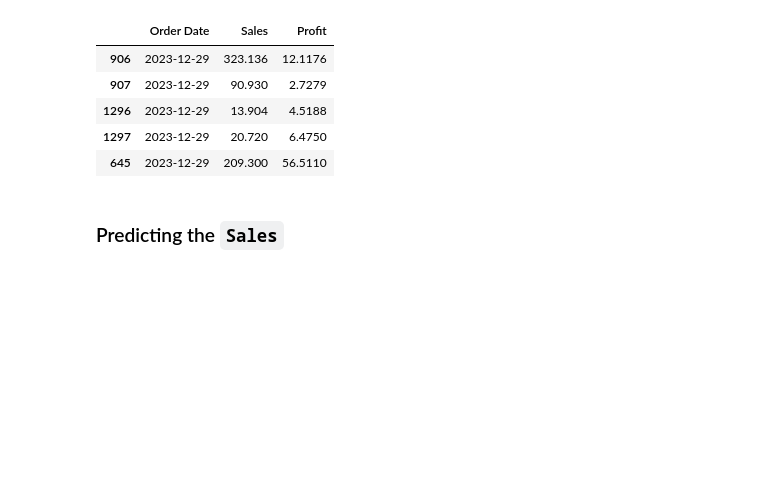
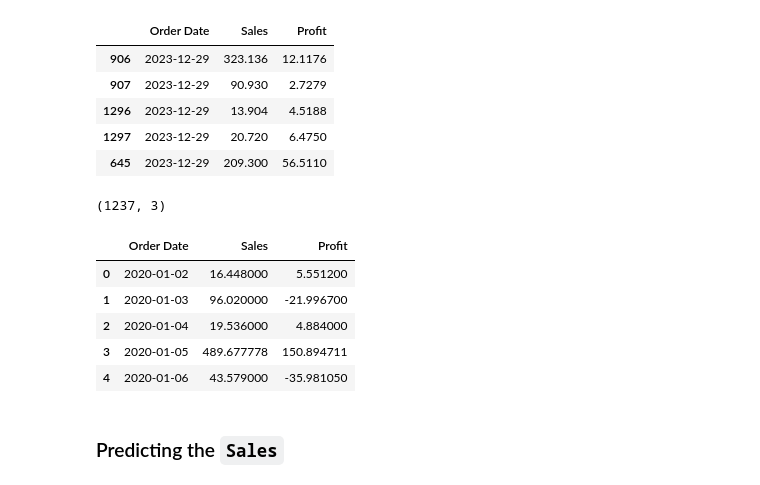
Before and after one commit to yoerisamwel/GWU-Project-4, a Jupyter notebook: Analysis/Sales_TimeSeries_Prediction_Prophet.ipynb, the cells around one changed output. Cells and saved outputs as stored; diff of their text form; code cells hidden in the pictures; blank space fills up the shorter version.

```diff
--- a/Analysis/Sales_TimeSeries_Prediction_Prophet.ipynb
+++ b/Analysis/Sales_TimeSeries_Prediction_Prophet.ipynb
@@ -53,6 +56,22 @@ ecommerce_df.sort_values(by = "Order Date", ascending = False).head()
 | 1296 | 2023-12-29 | 13.904 | 4.5188 |
 | 1297 | 2023-12-29 | 20.720 | 6.4750 |
 | 645 | 2023-12-29 | 209.300 | 56.5110 |
+# %%
+## Group by the "Order Date" Then take the average of the "Sales" Column
+ecommerce_df = ecommerce_df.groupby("Order Date")
+ecommerce_df_mean = ecommerce_df.mean().reset_index()
+
+print(ecommerce_df_mean.shape)
+# print the DataFrame in ascending order - starting from the oldest date.
+ecommerce_df_mean.sort_values(by = "Order Date", ascending = True).head()
+# %% [output]
+(1237, 3)
+|  | Order Date | Sales | Profit |
+| 0 | 2020-01-02 | 16.448000 | 5.551200 |
+| 1 | 2020-01-03 | 96.020000 | -21.996700 |
+| 2 | 2020-01-04 | 19.536000 | 4.884000 |
+| 3 | 2020-01-05 | 489.677778 | 150.894711 |
+| 4 | 2020-01-06 | 43.579000 | -35.981050 |
 # %% [markdown]
 ### Predicting the `Sales`
 # %%
```
Also changed, not shown: parts of 8 cells of this notebook, 1 other file.
